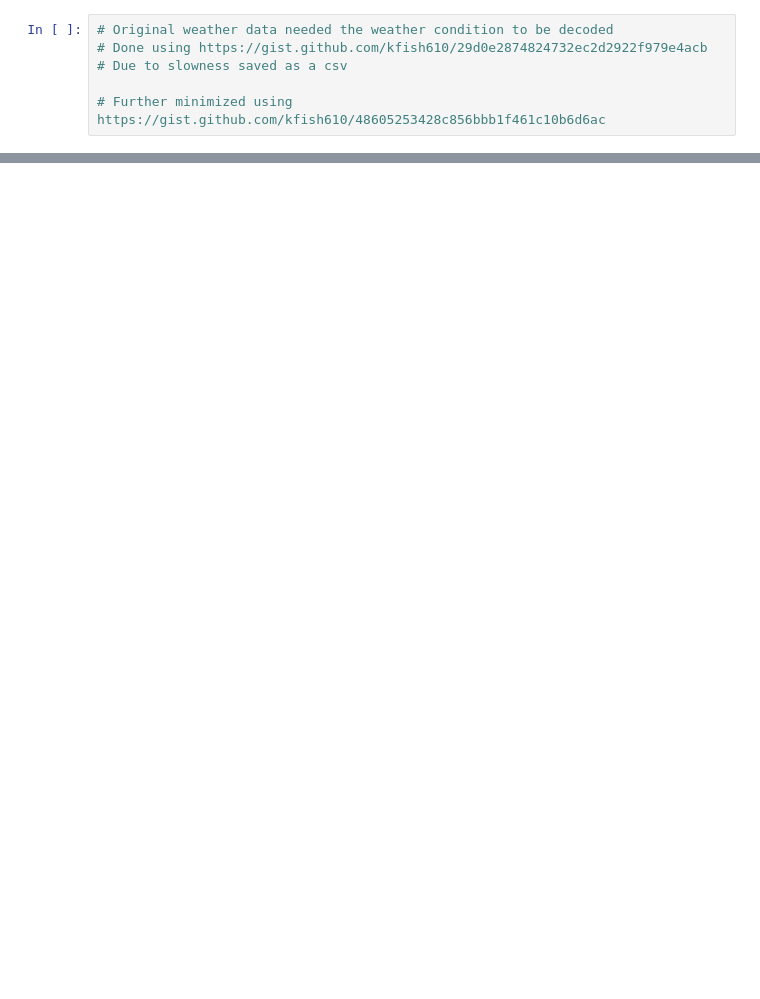
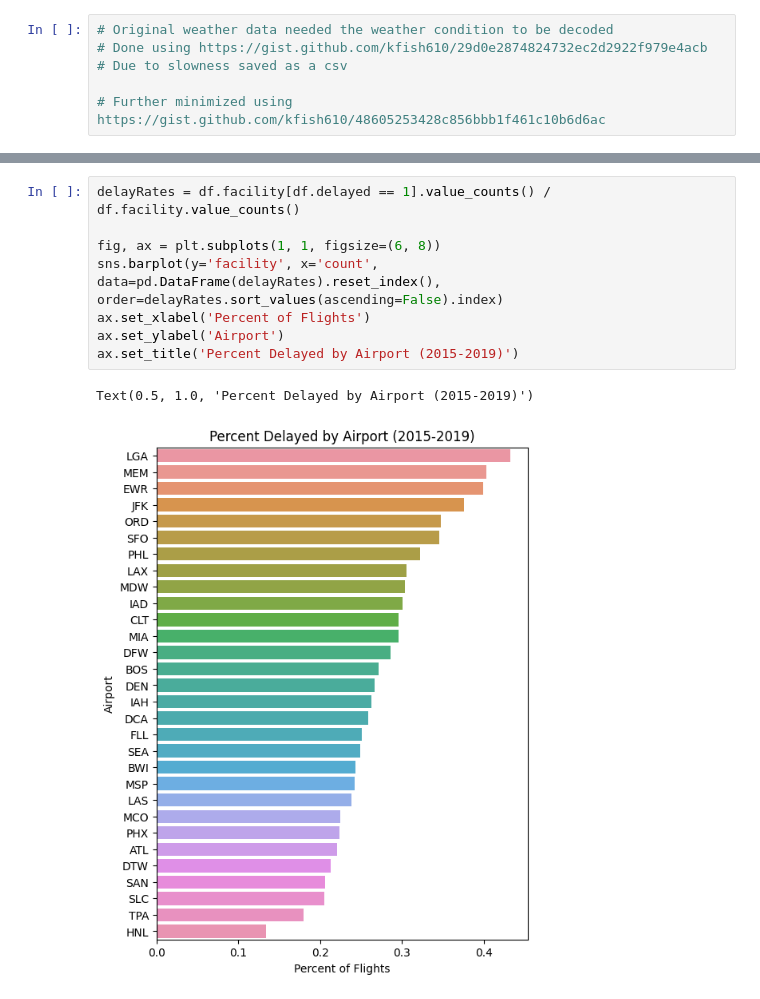
Before and after one commit to wesleyynguyenn/cogs109_finalproject, a Jupyter notebook: cogs109_final.ipynb, the cells around one changed output, grey strips where cells are left out. Saved outputs shown, nothing was run; the diff lists cells and outputs as text; blank space fills up the shorter version.

```diff
--- a/cogs109_final.ipynb
+++ b/cogs109_final.ipynb
@@ -117,0 +139,11 @@ model: thunder, snow, hail, threshold: 1.0, f1_score is 0.000000
+# %%
+delayRates = df.facility[df.delayed == 1].value_counts() / df.facility.value_counts()
+
+fig, ax = plt.subplots(1, 1, figsize=(6, 8))
+sns.barplot(y='facility', x='count', data=pd.DataFrame(delayRates).reset_index(), order=delayRates.sort_values(ascending=False).index)
+ax.set_xlabel('Percent of Flights')
+ax.set_ylabel('Airport')
+ax.set_title('Percent Delayed by Airport (2015-2019)')
+# %% [output]
+Text(0.5, 1.0, 'Percent Delayed by Airport (2015-2019)')
+[figure, added]
```
Also changed, not shown: parts of 13 cells of this notebook.
